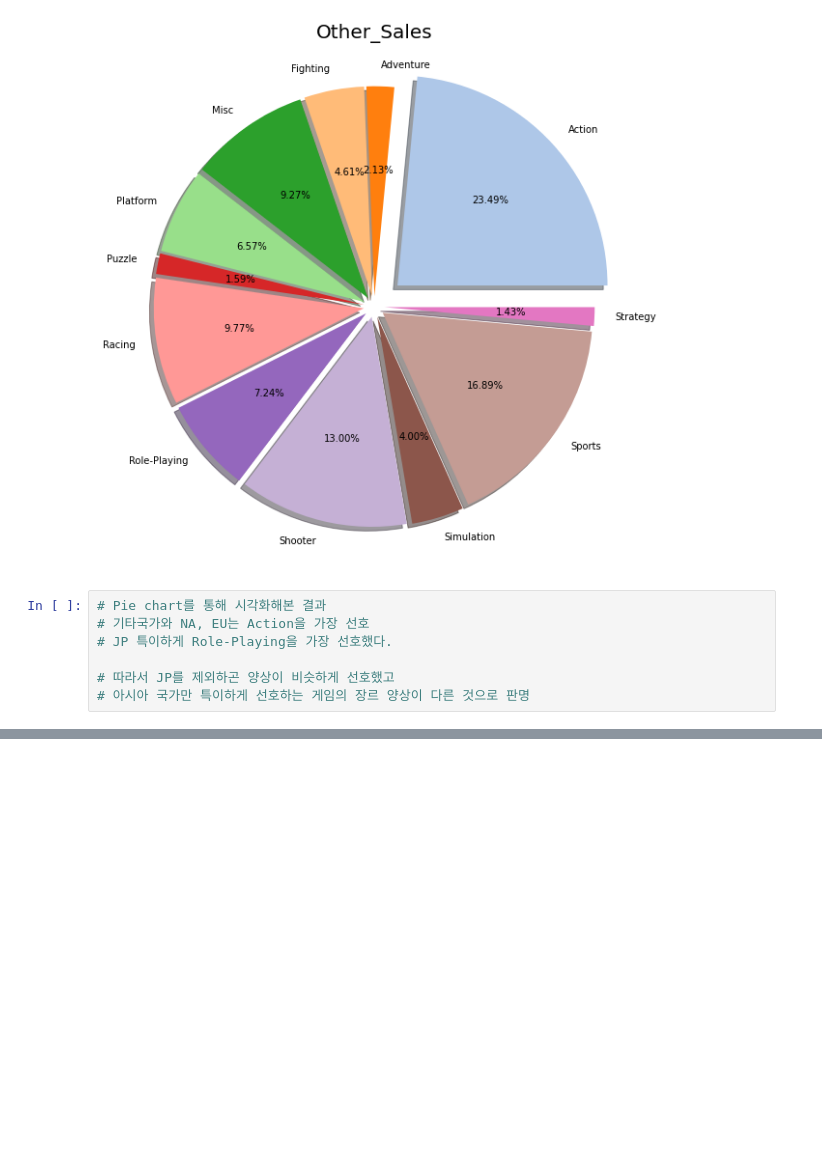
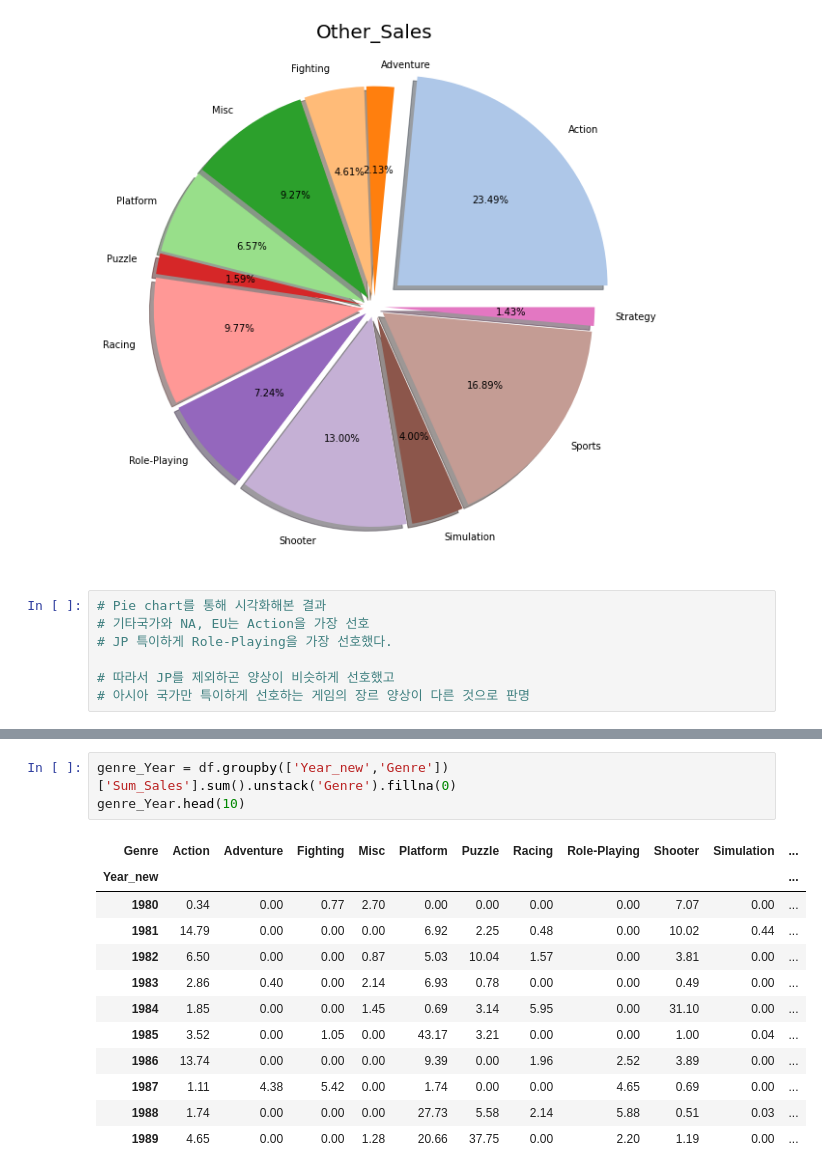
Before and after one commit to Thingjae9/Section1_OwnProject, a Jupyter notebook: Section_1_Project.ipynb, the cells around one changed output, grey strips where cells are left out. Drawn from its saved outputs; the diff is of its cells as text; blank space fills up the shorter version.

```diff
--- a/Section_1_Project.ipynb
+++ b/Section_1_Project.ipynb
@@ -212,0 +319,16 @@ plt.show()
+# %%
+genre_Year = df.groupby(['Year_new','Genre'])['Sum_Sales'].sum().unstack('Genre').fillna(0)
+genre_Year.head(10)
+# %% [output]
+| Genre | Action | Adventure | Fighting | Misc | Platform | Puzzle | Racing | Role-Playing | Shooter | Simulation | ... |
+| Year_new |  |  |  |  |  |  |  |  |  |  | ... |
+| 1980 | 0.34 | 0.00 | 0.77 | 2.70 | 0.00 | 0.00 | 0.00 | 0.00 | 7.07 | 0.00 | ... |
+| 1981 | 14.79 | 0.00 | 0.00 | 0.00 | 6.92 | 2.25 | 0.48 | 0.00 | 10.02 | 0.44 | ... |
+| 1982 | 6.50 | 0.00 | 0.00 | 0.87 | 5.03 | 10.04 | 1.57 | 0.00 | 3.81 | 0.00 | ... |
+| 1983 | 2.86 | 0.40 | 0.00 | 2.14 | 6.93 | 0.78 | 0.00 | 0.00 | 0.49 | 0.00 | ... |
+| 1984 | 1.85 | 0.00 | 0.00 | 1.45 | 0.69 | 3.14 | 5.95 | 0.00 | 31.10 | 0.00 | ... |
+| 1985 | 3.52 | 0.00 | 1.05 | 0.00 | 43.17 | 3.21 | 0.00 | 0.00 | 1.00 | 0.04 | ... |
+| 1986 | 13.74 | 0.00 | 0.00 | 0.00 | 9.39 | 0.00 | 1.96 | 2.52 | 3.89 | 0.00 | ... |
+| 1987 | 1.11 | 4.38 | 5.42 | 0.00 | 1.74 | 0.00 | 0.00 | 4.65 | 0.69 | 0.00 | ... |
+| 1988 | 1.74 | 0.00 | 0.00 | 0.00 | 27.73 | 5.58 | 2.14 | 5.88 | 0.51 | 0.03 | ... |
+| 1989 | 4.65 | 0.00 | 0.00 | 1.28 | 20.66 | 37.75 | 0.00 | 2.20 | 1.19 | 0.00 | ... |
```
Also changed, not shown: parts of 13 cells of this notebook.
